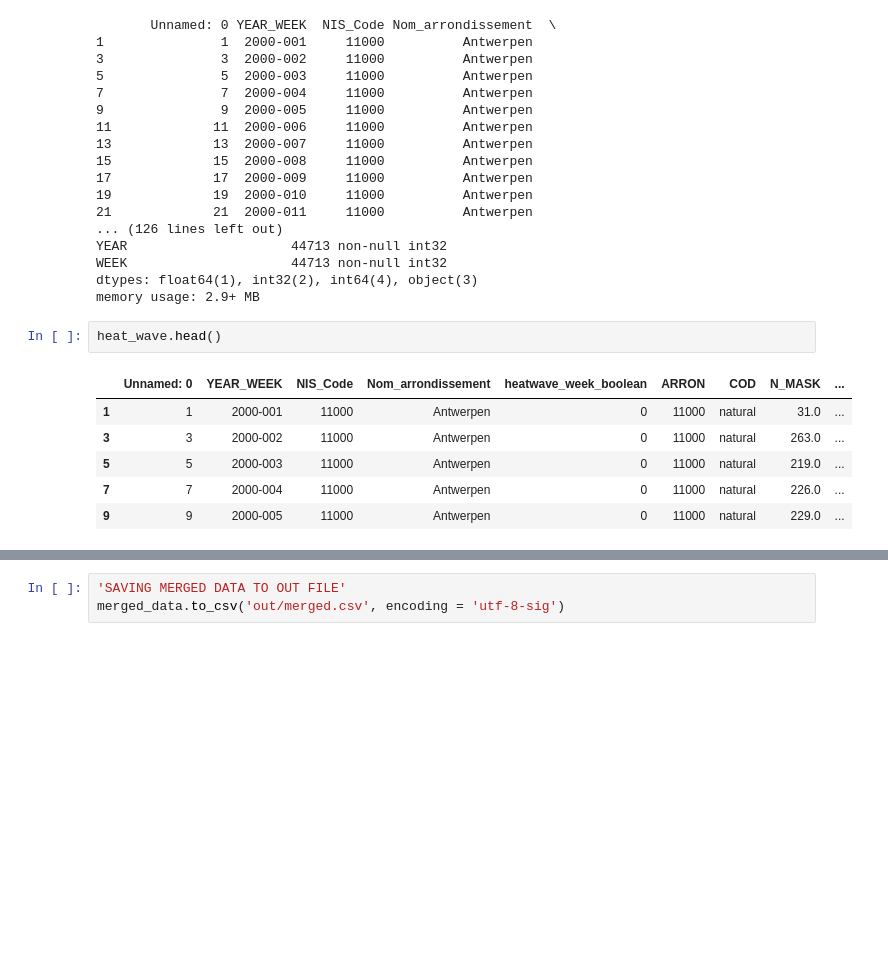
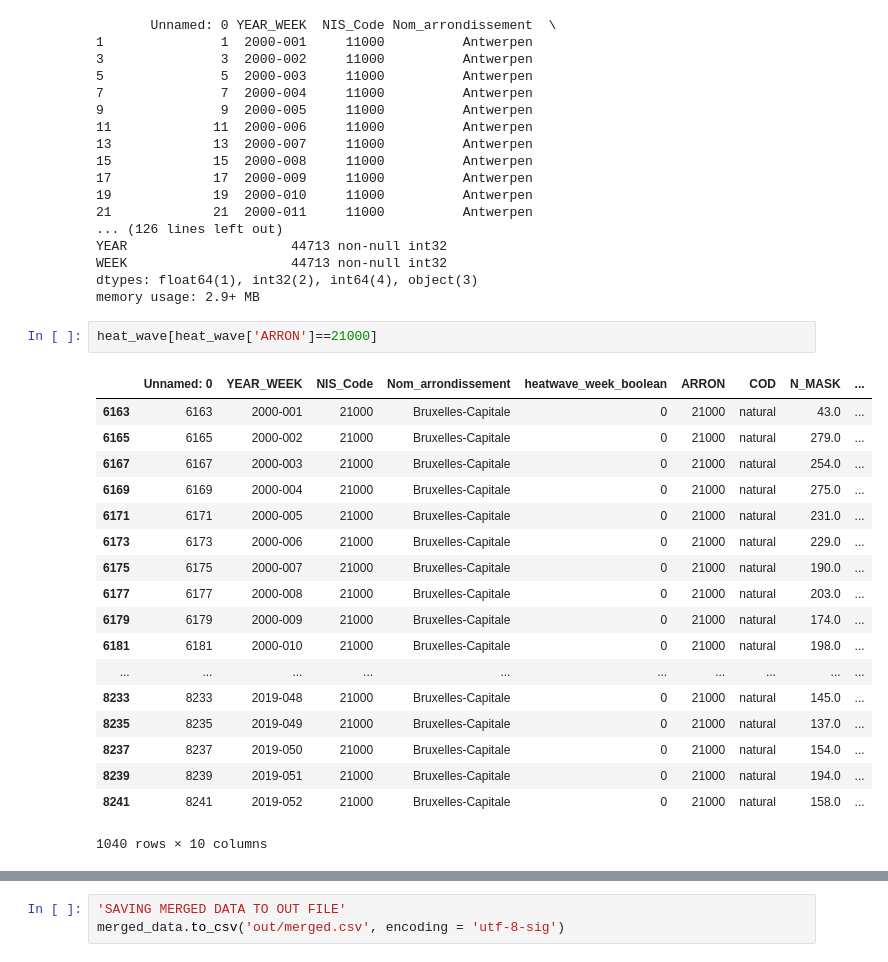
Before and after one commit to mariobecerra/mda_project, a Jupyter notebook: code/03_merge_mortality_population.ipynb, the cells around one changed output, grey strips where cells are left out. Saved outputs shown, nothing was run; the diff lists cells and outputs as text; blank space fills up the shorter version.

```diff
--- a/code/03_merge_mortality_population.ipynb
+++ b/code/03_merge_mortality_population.ipynb
@@ -68,15 +81,27 @@ YEAR                     44713 non-null int32
 WEEK                     44713 non-null int32
 dtypes: float64(1), int32(2), int64(4), object(3)
 memory usage: 2.9+ MB
-# %%
-heat_wave.head()
-# %% [output]
-|  | Unnamed: 0 | YEAR_WEEK | NIS_Code | Nom_arrondissement | heatwave_week_boolean | ARRON | COD | N_MASK | ... |
-| 1 | 1 | 2000-001 | 11000 | Antwerpen | 0 | 11000 | natural | 31.0 | ... |
-| 3 | 3 | 2000-002 | 11000 | Antwerpen | 0 | 11000 | natural | 263.0 | ... |
-| 5 | 5 | 2000-003 | 11000 | Antwerpen | 0 | 11000 | natural | 219.0 | ... |
-| 7 | 7 | 2000-004 | 11000 | Antwerpen | 0 | 11000 | natural | 226.0 | ... |
-| 9 | 9 | 2000-005 | 11000 | Antwerpen | 0 | 11000 | natural | 229.0 | ... |
+# %%
+heat_wave[heat_wave['ARRON']==21000]
+# %% [output]
+|  | Unnamed: 0 | YEAR_WEEK | NIS_Code | Nom_arrondissement | heatwave_week_boolean | ARRON | COD | N_MASK | ... |
+| 6163 | 6163 | 2000-001 | 21000 | Bruxelles-Capitale | 0 | 21000 | natural | 43.0 | ... |
+| 6165 | 6165 | 2000-002 | 21000 | Bruxelles-Capitale | 0 | 21000 | natural | 279.0 | ... |
+| 6167 | 6167 | 2000-003 | 21000 | Bruxelles-Capitale | 0 | 21000 | natural | 254.0 | ... |
+| 6169 | 6169 | 2000-004 | 21000 | Bruxelles-Capitale | 0 | 21000 | natural | 275.0 | ... |
+| 6171 | 6171 | 2000-005 | 21000 | Bruxelles-Capitale | 0 | 21000 | natural | 231.0 | ... |
+| 6173 | 6173 | 2000-006 | 21000 | Bruxelles-Capitale | 0 | 21000 | natural | 229.0 | ... |
+| 6175 | 6175 | 2000-007 | 21000 | Bruxelles-Capitale | 0 | 21000 | natural | 190.0 | ... |
+| 6177 | 6177 | 2000-008 | 21000 | Bruxelles-Capitale | 0 | 21000 | natural | 203.0 | ... |
+| 6179 | 6179 | 2000-009 | 21000 | Bruxelles-Capitale | 0 | 21000 | natural | 174.0 | ... |
+| 6181 | 6181 | 2000-010 | 21000 | Bruxelles-Capitale | 0 | 21000 | natural | 198.0 | ... |
+| ... | ... | ... | ... | ... | ... | ... | ... | ... | ... |
+| 8233 | 8233 | 2019-048 | 21000 | Bruxelles-Capitale | 0 | 21000 | natural | 145.0 | ... |
+| 8235 | 8235 | 2019-049 | 21000 | Bruxelles-Capitale | 0 | 21000 | natural | 137.0 | ... |
+| 8237 | 8237 | 2019-050 | 21000 | Bruxelles-Capitale | 0 | 21000 | natural | 154.0 | ... |
+| 8239 | 8239 | 2019-051 | 21000 | Bruxelles-Capitale | 0 | 21000 | natural | 194.0 | ... |
+| 8241 | 8241 | 2019-052 | 21000 | Bruxelles-Capitale | 0 | 21000 | natural | 158.0 | ... |
+1040 rows × 10 columns
 # %%
 'MERGING HEAT_WAVE AND INTERPOLATION DATASETS'
 
```
Also changed, not shown: parts of 4 cells of this notebook, 2 other files.
